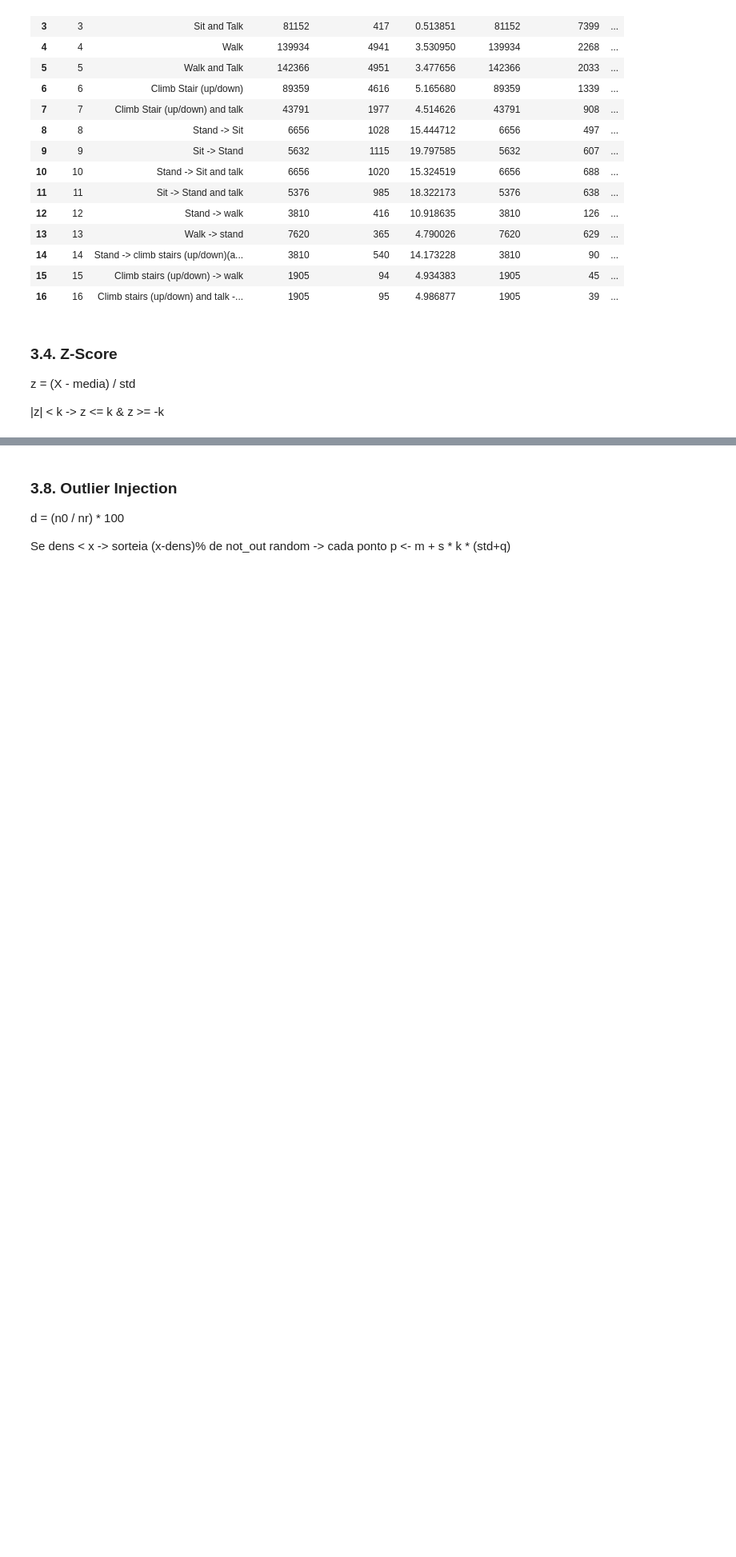
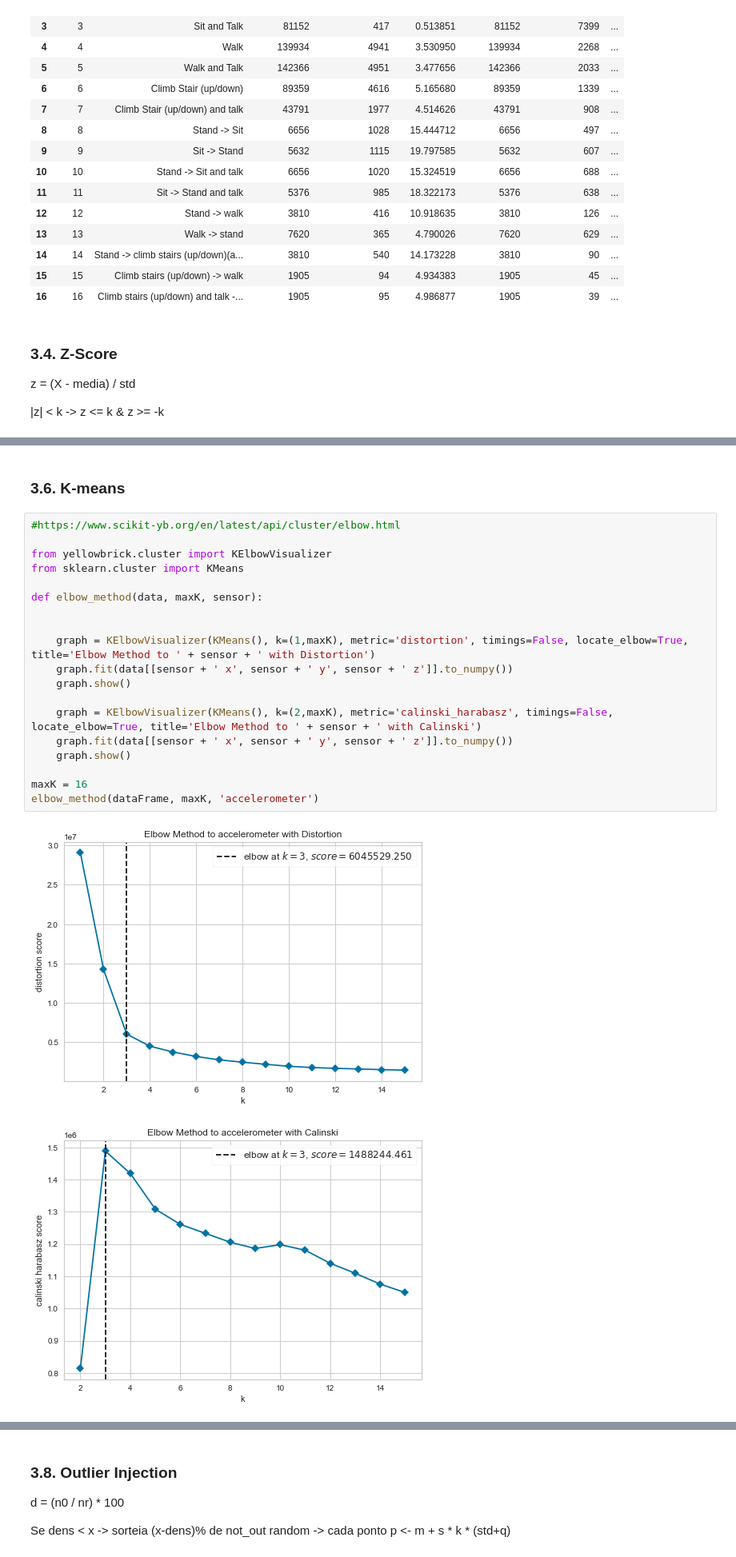
Before and after one commit to patii01/TCD-TP, a Jupyter notebook: code/mainActivity.ipynb, the cells around one changed output, grey strips where cells are left out. Shown at 80% size. Cells and saved outputs as stored; diff of their text form; blank space fills up the shorter version.

Commit message:
K-means implemented

```diff
--- a/code/mainActivity.ipynb
+++ b/code/mainActivity.ipynb
@@ -299,0 +300,24 @@ plotZscore(mod_data, 4)
+# %% [markdown]
+### 3.6. K-means
+# %%
+#https://www.scikit-yb.org/en/latest/api/cluster/elbow.html
+
+from yellowbrick.cluster import KElbowVisualizer
+from sklearn.cluster import KMeans
+
+def elbow_method(data, maxK, sensor):
+
+
+    graph = KElbowVisualizer(KMeans(), k=(1,maxK), metric='distortion', timings=False, locate_elbow=True, title='Elbow Method to ' + sensor + ' with Distortion')
+    graph.fit(data[[sensor + ' x', sensor + ' y', sensor + ' z']].to_numpy())
+    graph.show()
+
+    graph = KElbowVisualizer(KMeans(), k=(2,maxK), metric='calinski_harabasz', timings=False, locate_elbow=True, title='Elbow Method to ' + sensor + ' with Calinski')
+    graph.fit(data[[sensor + ' x', sensor + ' y', sensor + ' z']].to_numpy())
+    graph.show()
+
+maxK = 16
+elbow_method(dataFrame, maxK, 'accelerometer')
+# %% [output]
+[figure, added]
+[figure, added]
```
Also changed, not shown: parts of 6 cells of this notebook.
